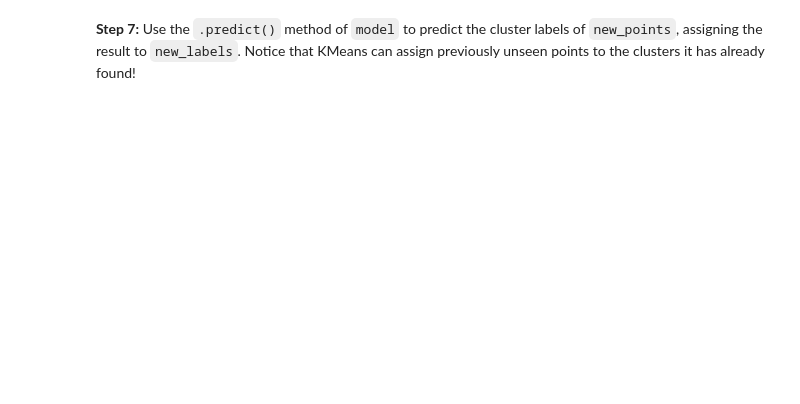
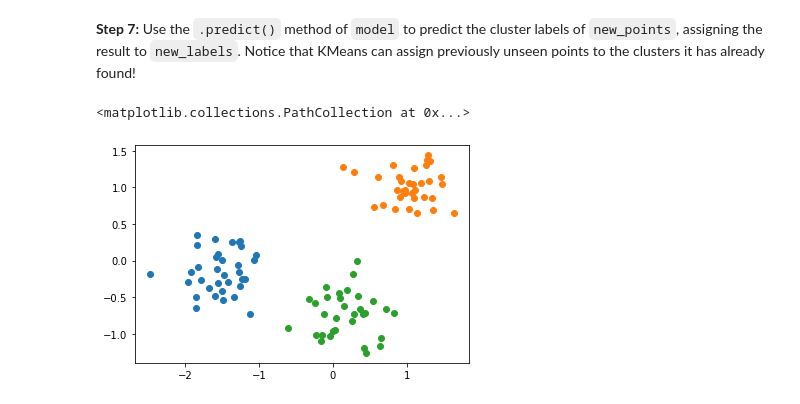
Before and after one commit to S-Alikhonov/AI_ML, a Jupyter notebook: Chapter 2/02. Clustering/ml3_exercise.ipynb, the cells around one changed output. Drawn from its saved outputs; the diff is of its cells as text; code cells hidden in the pictures; blank space fills up the shorter version.

```diff
--- a/Chapter 2/02. Clustering/ml3_exercise.ipynb
+++ b/Chapter 2/02. Clustering/ml3_exercise.ipynb
@@ -181,7 +223,7 @@ assert abs(data_2.shape[0] - 111) <= 20
 # %% [markdown]
 **Step 7:** Use the `.predict()` method of `model` to predict the cluster labels of `new_points`, assigning the result to `new_labels`.  Notice that KMeans can assign previously unseen points to the clusters it has already found!
 # %%
-
+new_labels = model.predict(new_points)
 ### BEGIN SOLUTION
 
 ### END SOLUTION
@@ -191,12 +233,12 @@ assert new_labels.shape == (100,)
 # %%
 #separate the data by labels like we did before
 
-new_0 = []
-new_1 = []
-new_2 = []
+new_0,new_1,new_2 = separate_labels(new_labels,new_points)
 
 ### BEGIN SOLUTION
-
+new_0 = np.array(new_0)
+new_1 = np.array(new_1)
+new_2 = np.array(new_2)
 ### END SOLUTION
 # %%
 assert abs(new_0.shape[0] - 34) <= 5
@@ -205,7 +247,12 @@ assert abs(new_2.shape[0] - 34) <= 5
 # %%
 #plot the new labels
 
-
+plt.scatter(new_0[:,0],new_0[:,1])
+plt.scatter(new_1[:,0],new_1[:,1])
+plt.scatter(new_2[:,0],new_2[:,1])
 ### BEGIN SOLUTION
 
 ### END SOLUTION
+# %% [output]
+<matplotlib.collections.PathCollection at 0x...>
+[figure, added]
```
Also changed, not shown: parts of 10 cells of this notebook, 16 other files.
